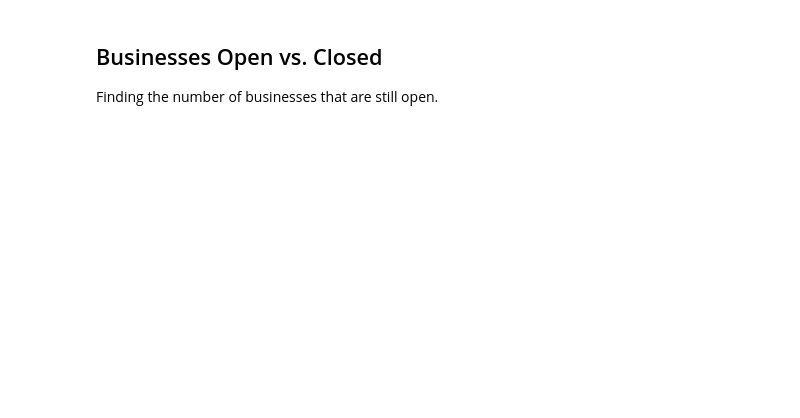
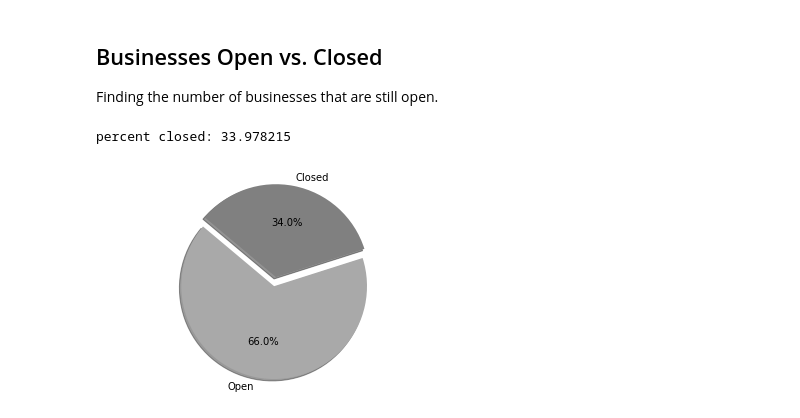
Before and after one commit to matthewdhanley/csci-5502-data-mining, a Jupyter notebook: Yelp_EDA.ipynb, the cells around one changed output. Saved outputs shown, nothing was run; the diff lists cells and outputs as text; code cells hidden in the pictures; blank space fills up the shorter version.

```diff
--- a/Yelp_EDA.ipynb
+++ b/Yelp_EDA.ipynb
@@ -31,8 +34,9 @@ def make_pie(labels, count, explode_label='',t=''):
         explode[explode_index] = 0.1
 
     # Plot
-    plt.pie(count, explode=explode, labels=labels,
-            autopct='%1.1f%%', shadow=True, startangle=140)
+    fig1, ax1 = plt.subplots()
+    ax1.pie(count, explode=explode, labels=labels,
+            autopct='%1.1f%%', shadow=True, startangle=140, colors=['#A9A9A9','gray'])
     plt.title(t)
     plt.axis('equal')
     plt.show()
@@ -221,8 +310,12 @@ Finding the number of businesses that are still open.
 # %%
 is_open = restaurant_df[['is_open','stars','review_count']].values
 num = len(is_open[:,0])
 closed = num - np.count_nonzero(is_open[:,0])
 print("percent closed: %f" % (closed/num*100))
+make_pie(['Open','Closed'],[num-closed,closed],explode_label='Closed')
+# %% [output]
+percent closed: 33.978215
+[figure, added]
 # %%
 average_closed = is_open[:,1][np.where(is_open[:,0] == 0)].mean()
 average_review_ct_closed = is_open[:,2][np.where(is_open[:,0] == 0)].mean()
```
Also changed, not shown: parts of 9 cells of this notebook, 9 other files.
